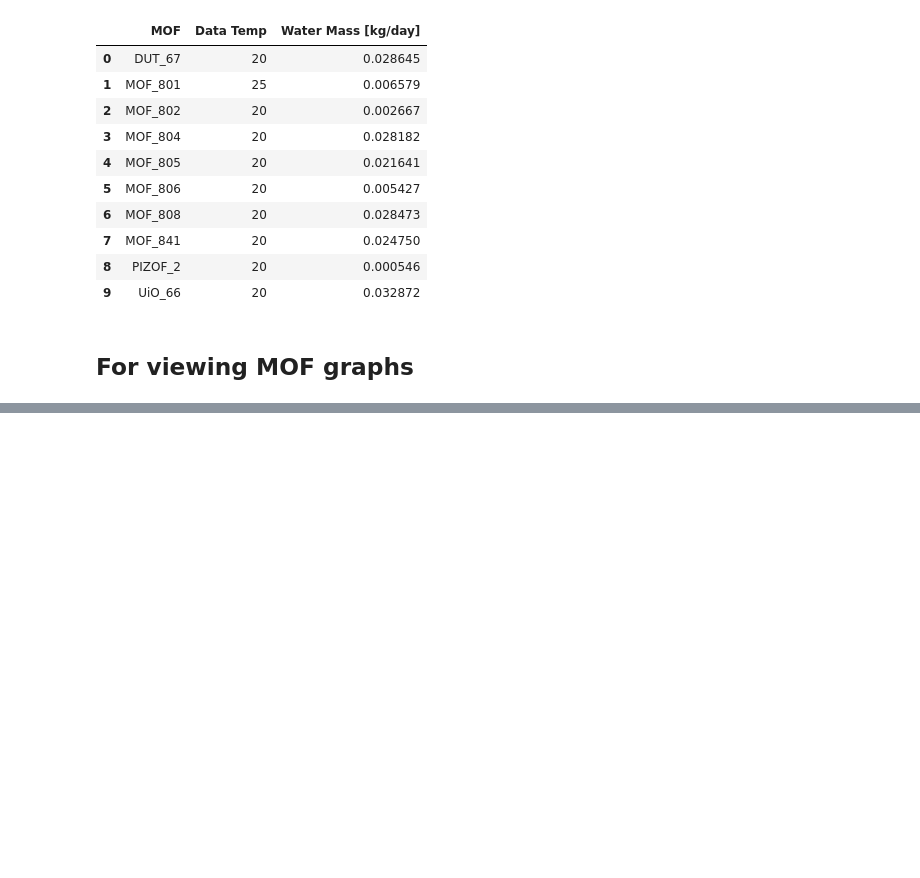
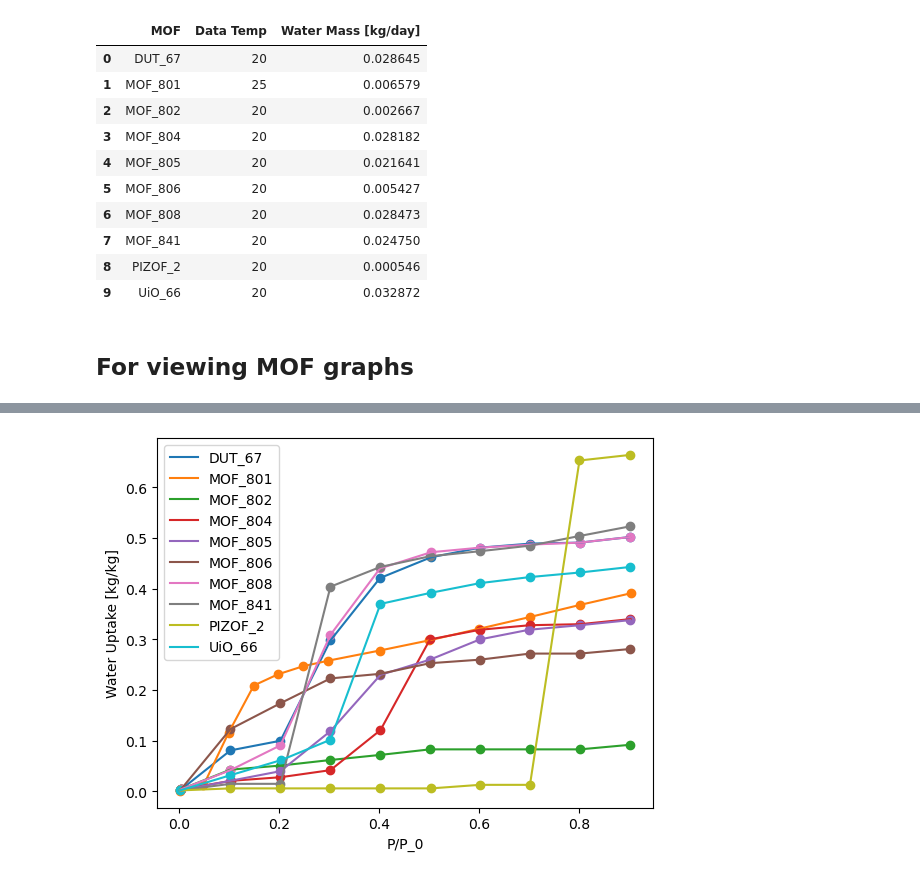
Before and after one commit to SimonEnsemble/water_harvesting, a Jupyter notebook: Polanyi_calculation_general.ipynb, the cells around one changed output, grey strips where cells are left out. Saved outputs shown, nothing was run; the diff lists cells and outputs as text; code cells hidden in the pictures; blank space fills up the shorter version.

```diff
--- a/Polanyi_calculation_general.ipynb
+++ b/Polanyi_calculation_general.ipynb
@@ -228,0 +335,4 @@ def view_mof (mof, data_temp): # view the isotherm and characteristic curve for
+# %%
+view_all()
+# %% [output]
+[figure, added]
```
Also changed, not shown: parts of 12 cells of this notebook.
